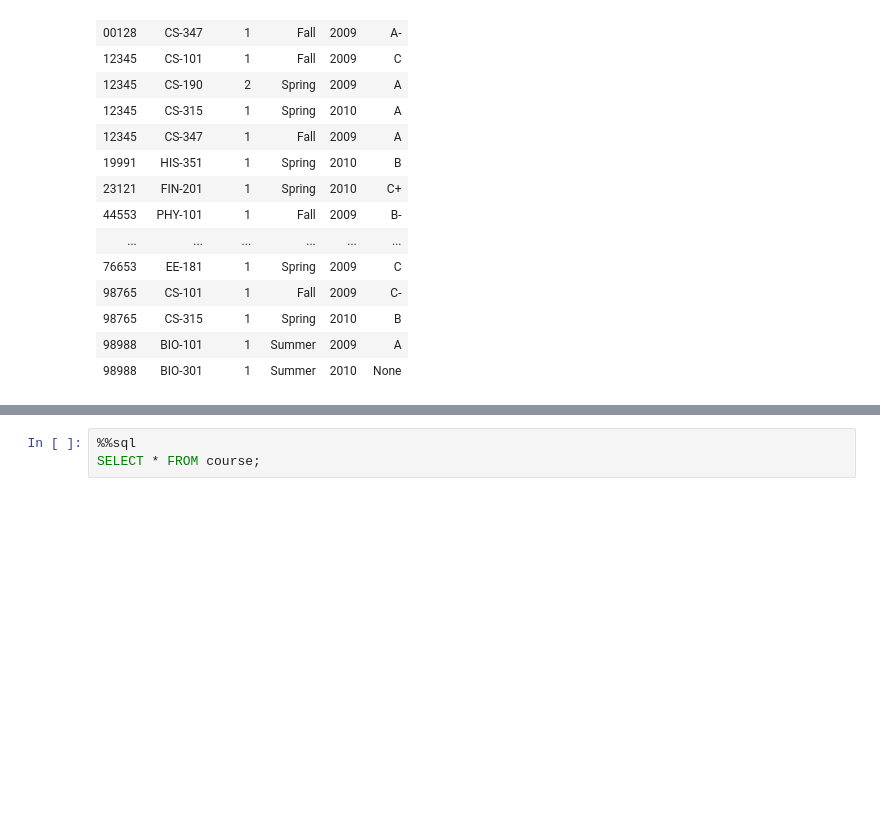
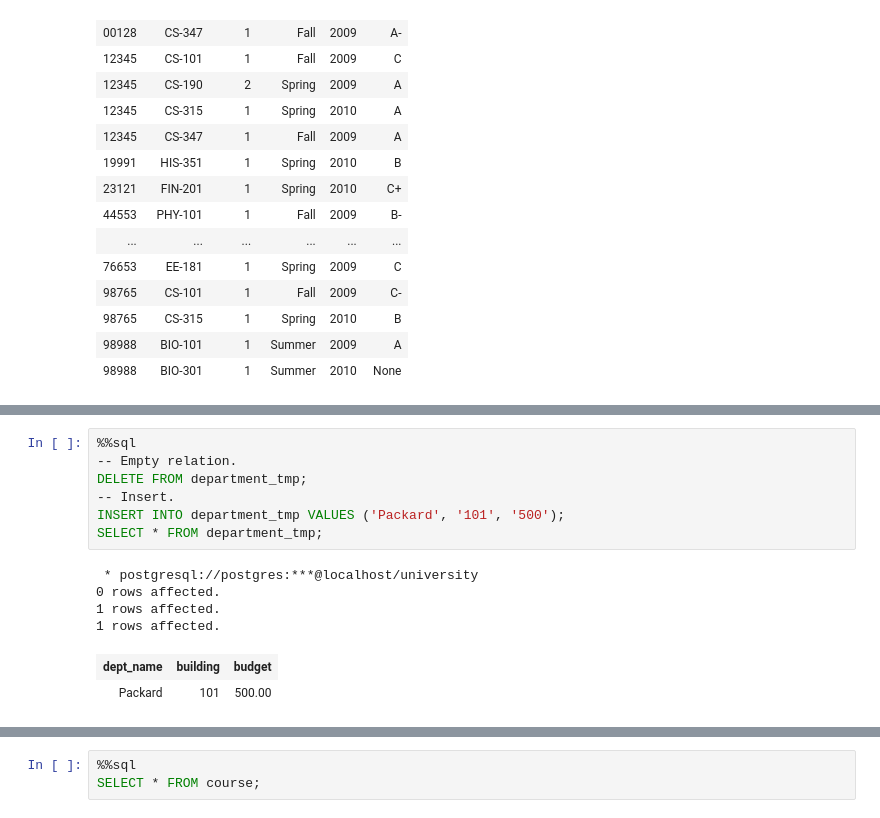
Before and after one commit to gpsaggese/umd_data605, a Jupyter notebook: projects/example1_jupyter_postgres/02-Basics-SQL.ipynb, the cells around one changed output, grey strips where cells are left out. Drawn from its saved outputs; the diff is of its cells as text; blank space fills up the shorter version.

```diff
--- a/projects/example1_jupyter_postgres/02-Basics-SQL.ipynb
+++ b/projects/example1_jupyter_postgres/02-Basics-SQL.ipynb
@@ -127,0 +207,14 @@ SELECT * FROM takes;
+# %%
+%%sql
+-- Empty relation.
+DELETE FROM department_tmp;
+-- Insert.
+INSERT INTO department_tmp VALUES ('Packard', '101', '500');
+SELECT * FROM department_tmp;
+# %% [output]
+ * postgresql://postgres:***@localhost/university
+0 rows affected.
+1 rows affected.
+1 rows affected.
+| dept_name | building | budget |
+| Packard | 101 | 500.00 |
```
Also changed, not shown: parts of 34 cells of this notebook.
